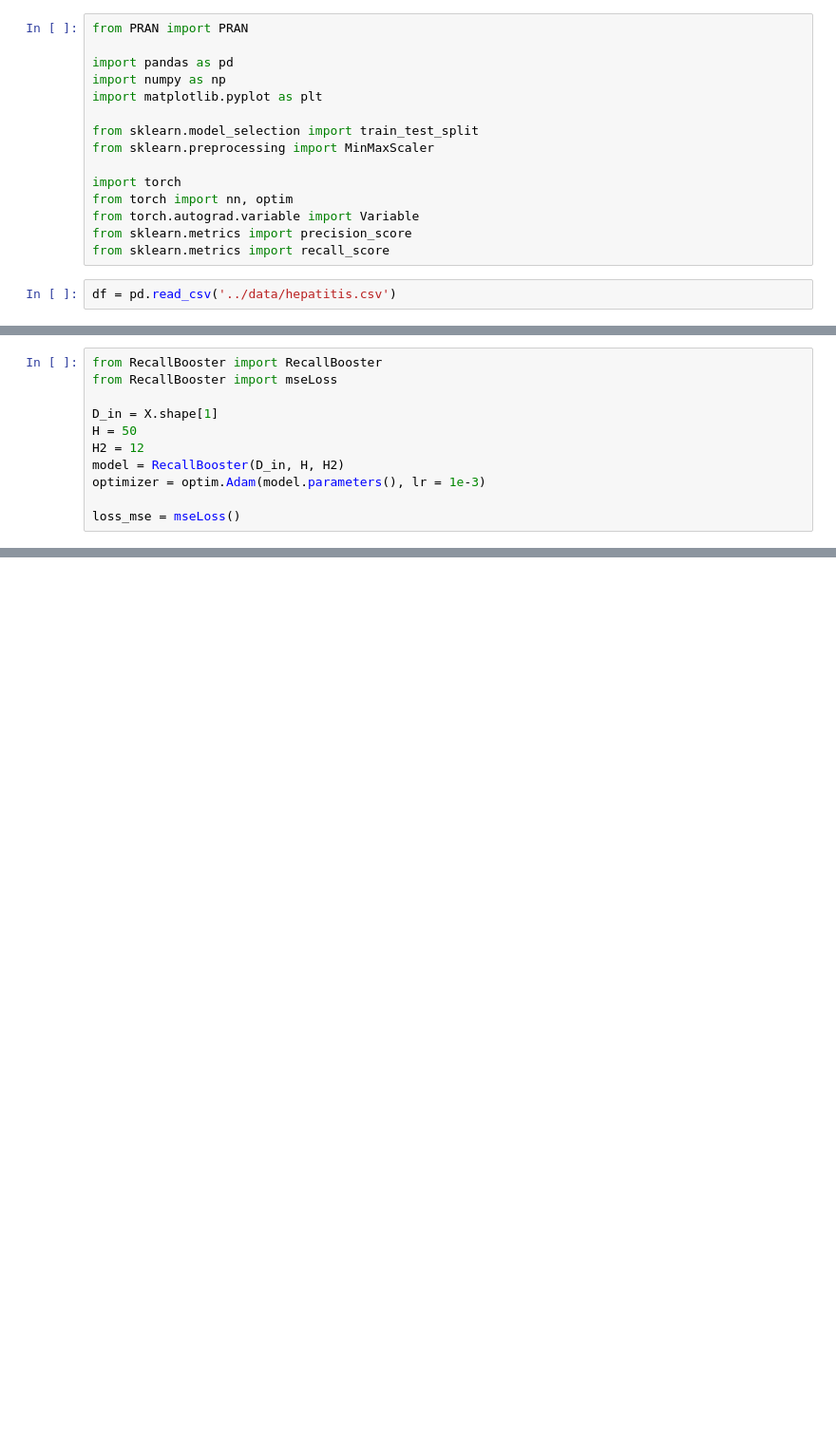
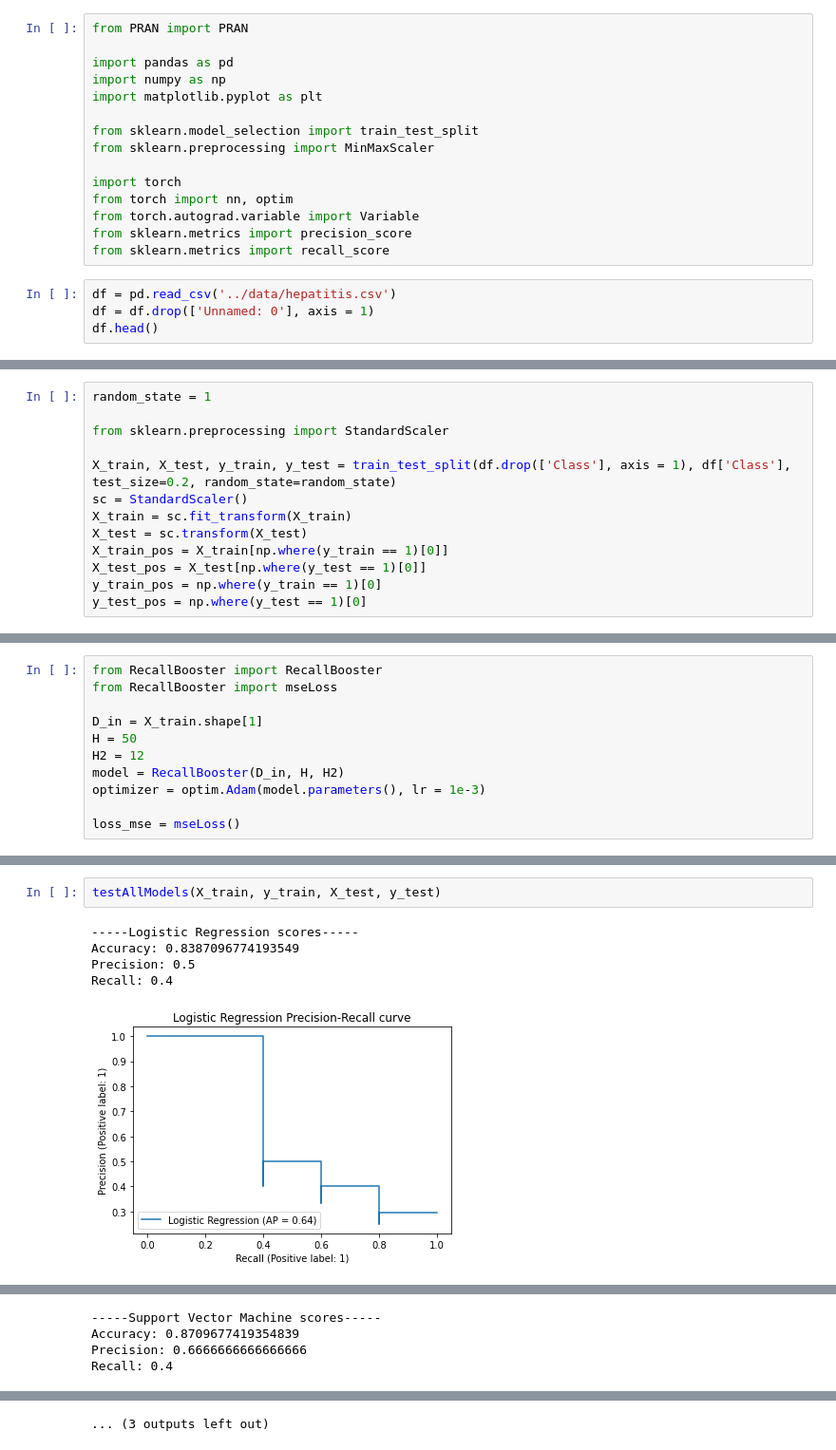
Before and after one commit to Nazarshia2889/Precision-Recall-Adversarial-Network, a Jupyter notebook: src/pran_model/pranexperiment.ipynb, the cells around one changed output, grey strips where cells are left out. Shown at 95% size. Drawn from its saved outputs; the diff is of its cells as text; blank space fills up the shorter version.

```diff
--- a/src/pran_model/pranexperiment.ipynb
+++ b/src/pran_model/pranexperiment.ipynb
@@ -15,3 +15,5 @@ from sklearn.metrics import precision_score
 from sklearn.metrics import recall_score
 # %%
 df = pd.read_csv('../data/hepatitis.csv')
+df = df.drop(['Unnamed: 0'], axis = 1)
+df.head()
@@ -25,0 +27,13 @@ X_train, X_test, y_train, y_test = train_test_split(X,y,test_size=0.2,random_sta
+# %%
+random_state = 1
+
+from sklearn.preprocessing import StandardScaler
+
+X_train, X_test, y_train, y_test = train_test_split(df.drop(['Class'], axis = 1), df['Class'], test_size=0.2, random_state=random_state)
+sc = StandardScaler()
+X_train = sc.fit_transform(X_train)
+X_test = sc.transform(X_test)
+X_train_pos = X_train[np.where(y_train == 1)[0]]
+X_test_pos = X_test[np.where(y_test == 1)[0]]
+y_train_pos = np.where(y_train == 1)[0]
+y_test_pos = np.where(y_test == 1)[0]
@@ -27,7 +53,7 @@ X_train, X_test, y_train, y_test = train_test_split(X,y,test_size=0.2,random_sta
 from RecallBooster import RecallBooster
 from RecallBooster import mseLoss
 
-D_in = X.shape[1]
+D_in = X_train.shape[1]
 H = 50
 H2 = 12
 model = RecallBooster(D_in, H, H2)
@@ -51,0 +214,8 @@ TypeError: 'module' object is not callable
+# %%
+testAllModels(X_train, y_train, X_test, y_test)
+# %% [output]
+-----Logistic Regression scores-----
+Accuracy: 0.8387096774193549
+Precision: 0.5
+Recall: 0.4
+[figure, added]
@@ -51,0 +223,4 @@ TypeError: 'module' object is not callable
+-----Support Vector Machine scores-----
+Accuracy: 0.8709677419354839
+Precision: 0.6666666666666666
+Recall: 0.4
@@ -51,0 +241 @@ TypeError: 'module' object is not callable
+... (3 outputs left out)
```
Also changed, not shown: parts of 20 cells of this notebook, 3 other files.
